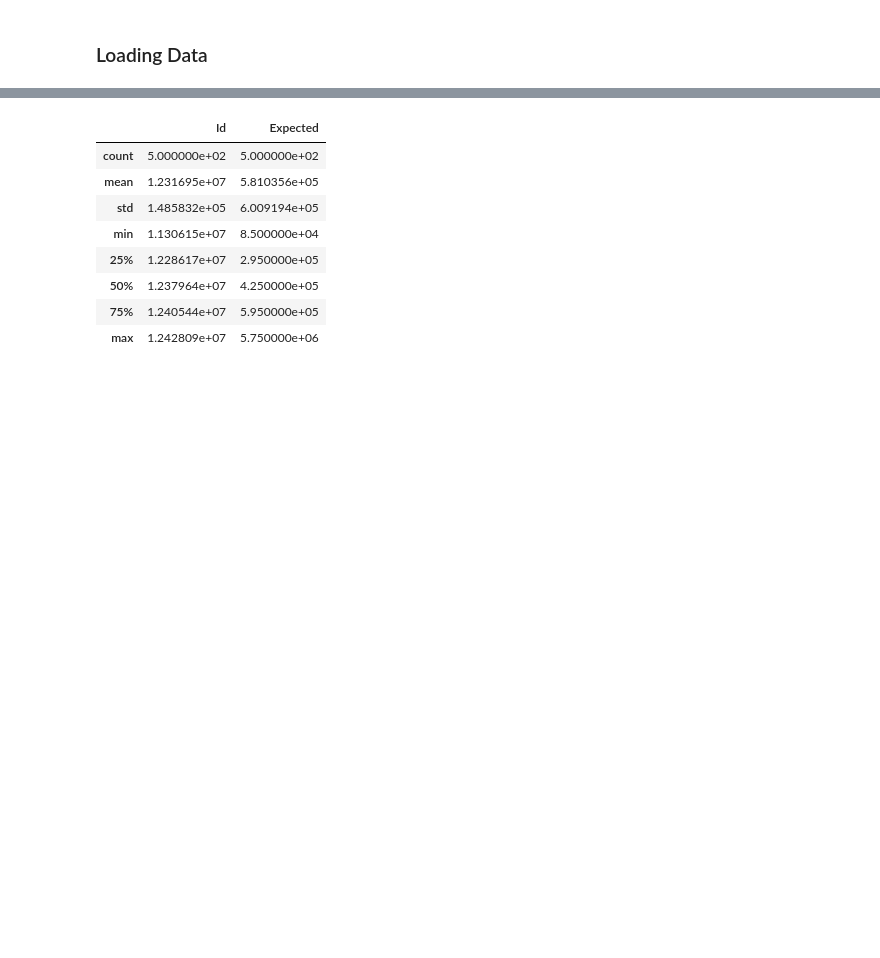
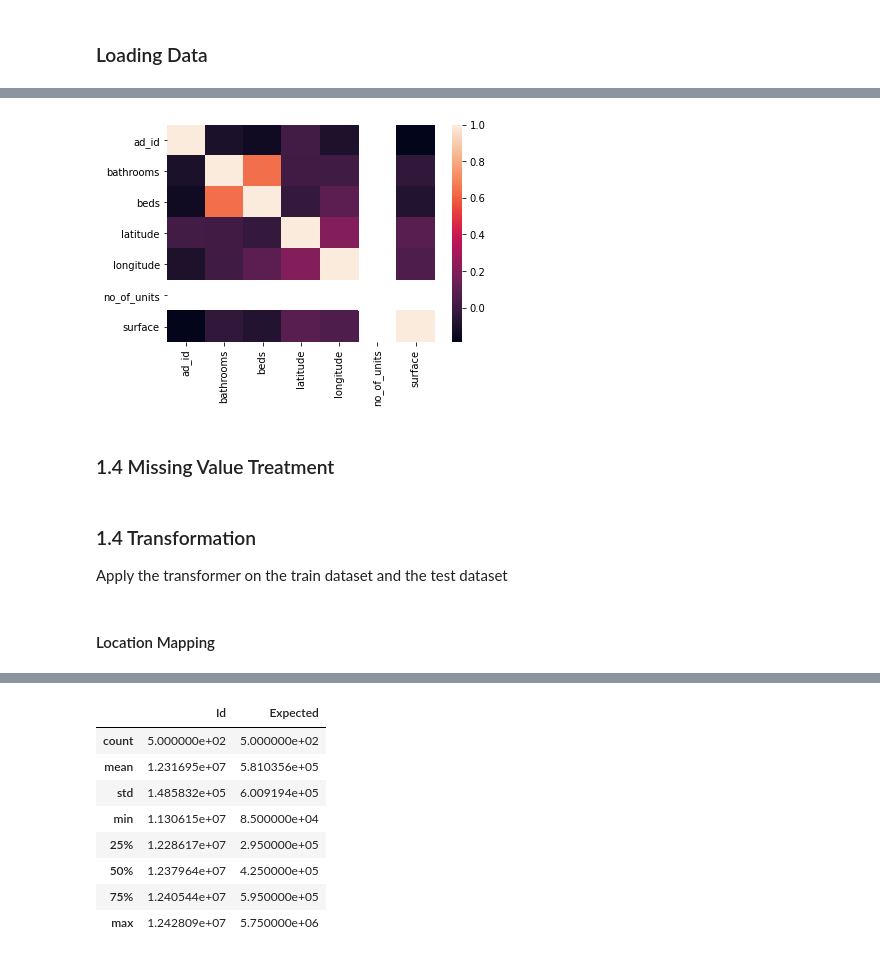
Before and after one commit to ranadas/ET5003_SEM1_2021-2, a Jupyter notebook: Week-3/ET5003_Etivity2_Rana_Das_19137338.ipynb, the cells around one changed output, grey strips where cells are left out. Drawn from its saved outputs; the diff is of its cells as text; code cells hidden in the pictures; blank space fills up the shorter version.

```diff
--- a/Week-3/ET5003_Etivity2_Rana_Das_19137338.ipynb
+++ b/Week-3/ET5003_Etivity2_Rana_Das_19137338.ipynb
@@ -102,7 +142,5 @@ if RunningInCOLAB:
 
     # paste the path here, keep quotation marks and the trailing slash
     Path = '/content/drive/MyDrive/Colab Notebooks/ET5003/e-tivity-2/'
-
 else:
-
-    Path = '.'
+    Path = './'
@@ -252,0 +366,10 @@ df_train.describe()
+# %%
+# calculate the correlation matrix
+corr = df_test.corr()
+
+# plot the heatmap
+sns.heatmap(corr, xticklabels=corr.columns,yticklabels=corr.columns);
+# %% [output]
+[figure, added]
+# %% [markdown]
+### 1.4 Missing Value Treatment
@@ -252,0 +398,5 @@ df_train.describe()
+# %% [markdown]
+### 1.4 Transformation
+Apply the transformer on the train dataset and the test dataset
+# %% [markdown]
+#### Location Mapping
```
Also changed, not shown: parts of 77 cells of this notebook.
